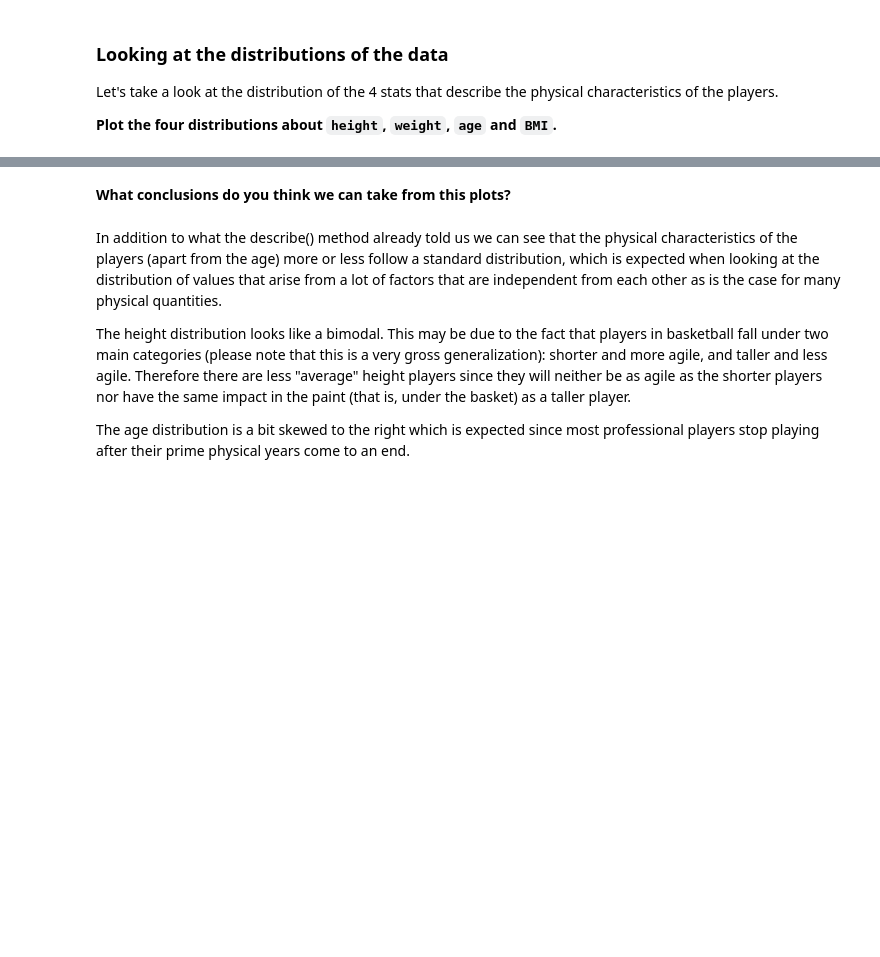
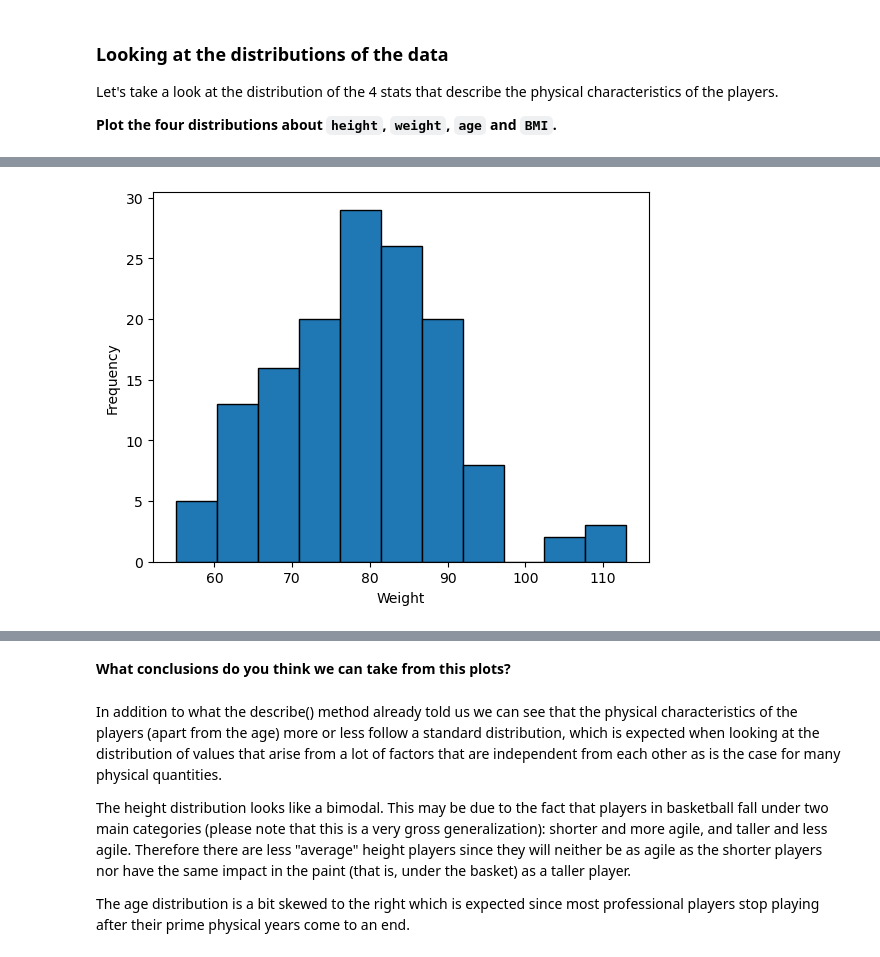
Before and after one commit to ta-data-lis/M2-mini-project2, a Jupyter notebook: your-code/2.-Exploratory-Data-Analysis.ipynb, the cells around one changed output, grey strips where cells are left out. Drawn from its saved outputs; the diff is of its cells as text; code cells hidden in the pictures; blank space fills up the shorter version.

```diff
--- a/your-code/2.-Exploratory-Data-Analysis.ipynb
+++ b/your-code/2.-Exploratory-Data-Analysis.ipynb
@@ -36,0 +97,8 @@ Let's take a look at the distribution of the 4 stats that describe the physical
+# %%
+x = wnba["Weight"]
+plt.hist(x, bins="auto", edgecolor="black")
+plt.ylabel("Frequency")
+plt.xlabel("Weight")
+plt.show()
+# %% [output]
+[figure, added]
```
Also changed, not shown: parts of 33 cells of this notebook, 3 other files.
